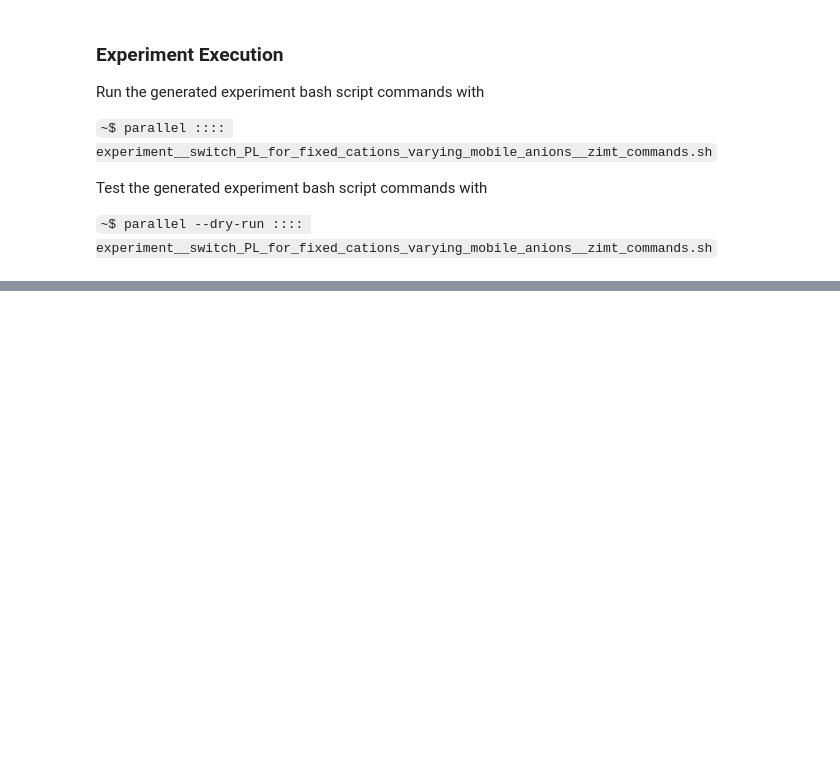
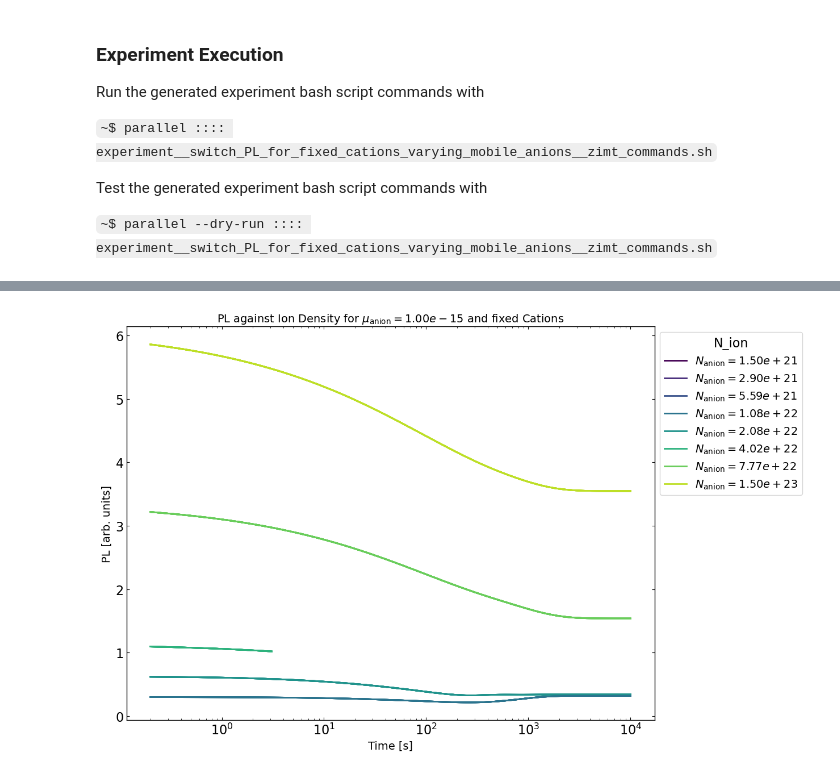
Before and after one commit to joshedmundson/pySIMsalabim, a Jupyter notebook: Notebooks/New PL Project/analysis__switch_PL_for_fixed_cations_varying_mobile_anions.ipynb, the cells around one changed output, grey strips where cells are left out. Cells and saved outputs as stored; diff of their text form; code cells hidden in the pictures; blank space fills up the shorter version.

```diff
--- a/Notebooks/New PL Project/analysis__switch_PL_for_fixed_cations_varying_mobile_anions.ipynb
+++ b/Notebooks/New PL Project/analysis__switch_PL_for_fixed_cations_varying_mobile_anions.ipynb
@@ -135,0 +293,36 @@ Test the generated experiment bash script commands with
+# %%
+from cycler import cycler
+import matplotlib
+import matplotlib.pyplot as plt
+
+# Prep dataset for plotting
+fixed_ion_mobility = 1E-15
+fixed_mobility_data = zimt_transient_dataset.rename({'JdirL2': 'PL'}).PL.where(zimt_transient_dataset.time >= 0.2, drop=True)
+fixed_mobility_data = fixed_mobility_data.sel(l2_mu_anion=fixed_ion_mobility, l2_N_D=1E22, method='nearest')
+
+fig = plt.figure(figsize=(12,9))
+ax = fig.add_subplot()
+
+# Define graph colours and a colour cycler
+color_map = matplotlib.colormaps.get_cmap('viridis')
+colors = color_map(np.linspace(0, 0.9, len(fixed_mobility_data.l2_N_anion)))
+
+# Set a cycler to change the color of each subsequent line according to viridis
+custom_cycler = cycler(color=colors)
+ax.set_prop_cycle(custom_cycler)
+
+labels = []
+
+# Plot lines
+for index, density in enumerate(fixed_mobility_data.l2_N_anion.values):
+    fixed_mobility_data.plot.line(x='time', hue="l2_N_anion", xscale='log', add_legend=False, ax=ax)
+    labels.append(f"$N_\\text{{anion}}={density:.2e}$")
+
+
+ax.legend(labels, title="N_ion", bbox_to_anchor=(1,1))
+ax.set_xlabel("Time [s]")
+ax.set_ylabel("PL [arb. units]")
+ax.set_title(f"PL against Ion Density for $\\mu_\\text{{anion}} = {fixed_mobility_data.l2_mu_anion.item():.2e}$ and fixed Cations")
+plt.show()
+# %% [output]
+[figure, added]
```
Also changed, not shown: parts of 9 cells of this notebook.
